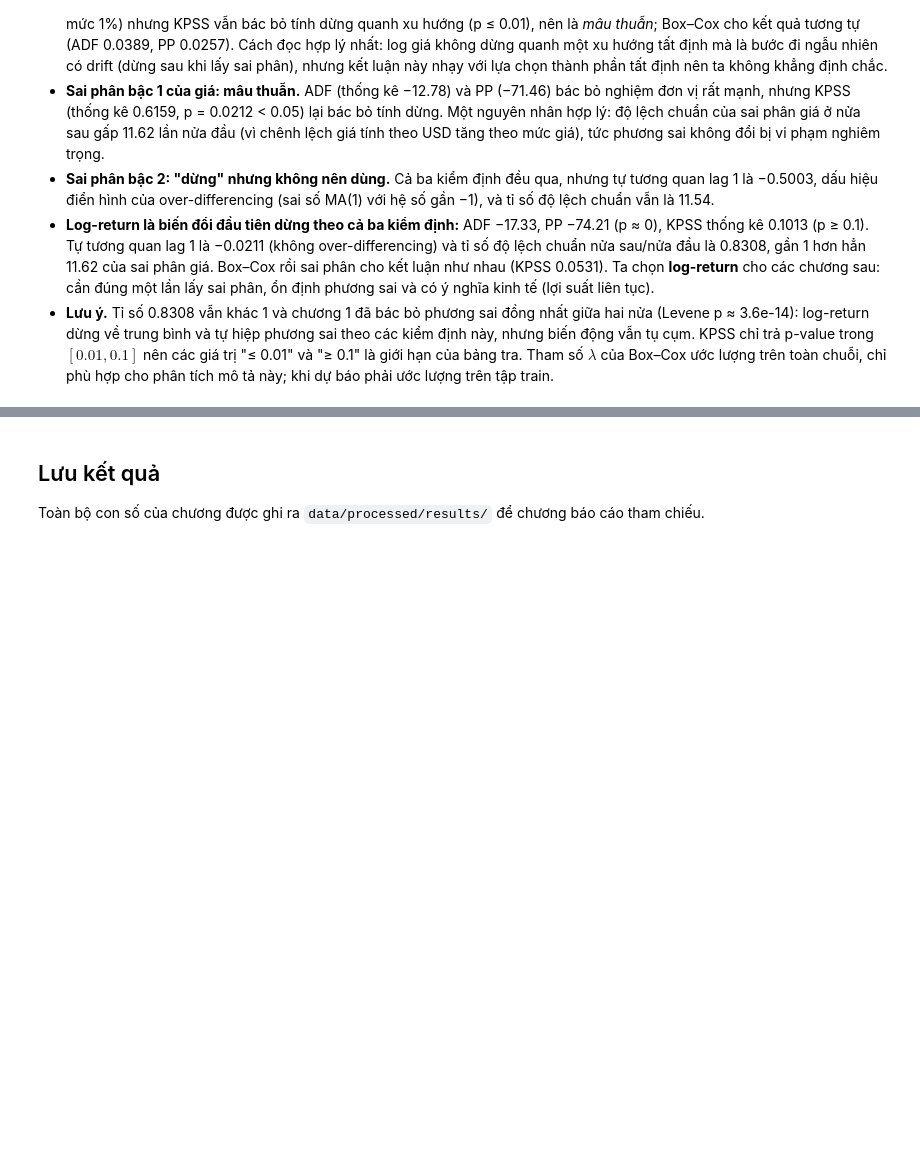
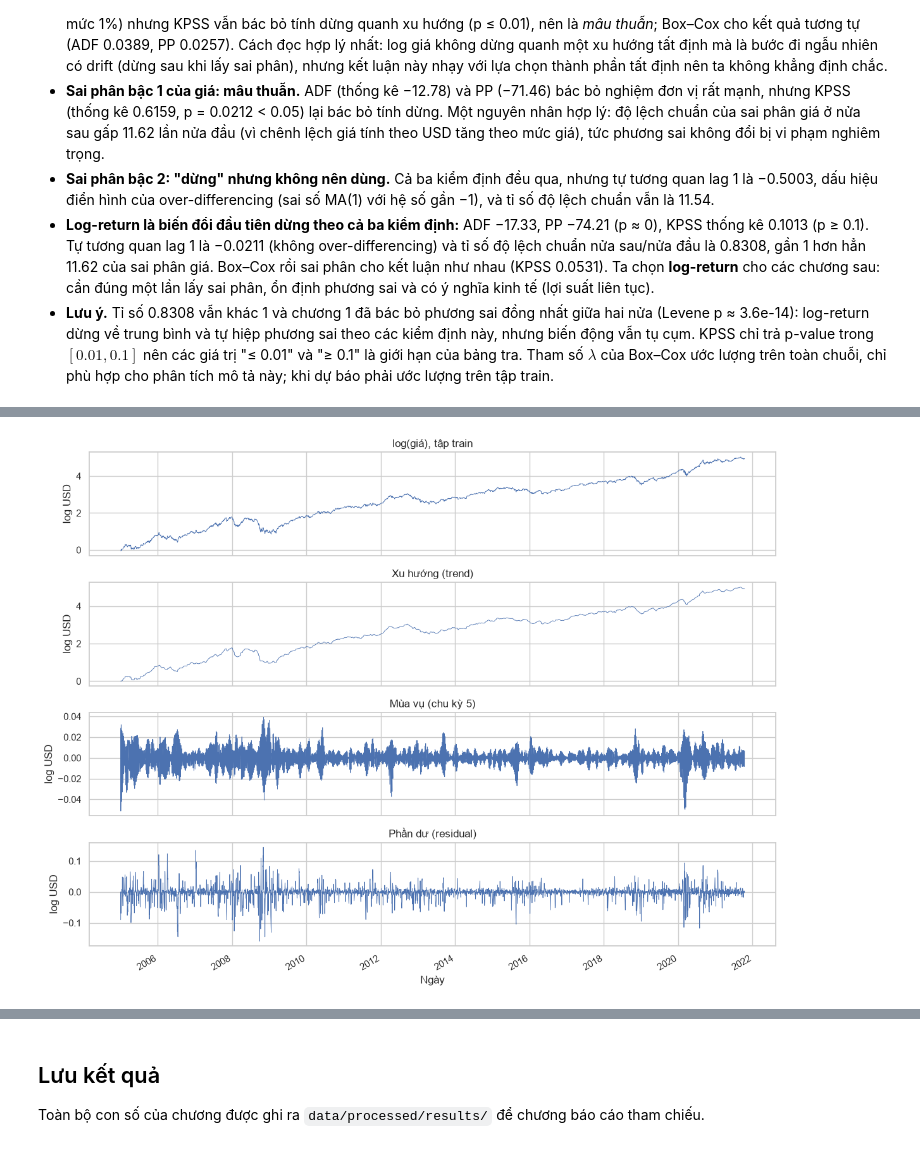
Before and after one commit to CaoThien1402/dm-preprocessing, a Jupyter notebook: book/02_ts_preprocessing.ipynb, the cells around one changed output, grey strips where cells are left out. Drawn from its saved outputs; the diff is of its cells as text; code cells hidden in the pictures; blank space fills up the shorter version.

```diff
--- a/book/02_ts_preprocessing.ipynb
+++ b/book/02_ts_preprocessing.ipynb
@@ -348,0 +372,85 @@ Box–Cox: λ = 0.0550 (gần 0, tức gần với log)
+# %%
+from statsmodels.tsa.seasonal import STL, seasonal_decompose
+
+log_y = np.log(series)
+split = config.ts_split_index(n)  # train = [0, split), test = [split, n)
+series_tr, log_y_tr = series.iloc[:split], log_y.iloc[:split]
+print(f"Train: {split} phiên đến {series_tr.index[-1].date()} | test: {n - split} phiên từ {series.index[split].date()}")
+RESULTS.update({"n_train": split, "n_test": n - split, "train_end": str(series_tr.index[-1].date())})
+
+CANDIDATE_PERIODS = {"tuần (5)": 5, "tháng (21)": 21, "quý (63)": 63, "năm (252)": 252}
+N_NULL = 50
+log_ret_tr = log_y_tr.diff().dropna().to_numpy()  # chỉ log-return của tập train
+
+
+def seasonal_strength(y: pd.Series, period: int) -> float:
+    res = STL(y, period=period, robust=False).fit()
+    return max(0.0, 1 - res.resid.var() / (res.seasonal + res.resid).var())
+
+
+rows = []
+for label, per in CANDIDATE_PERIODS.items():
+    fs_obs = seasonal_strength(log_y_tr, per)
+    g = np.random.default_rng(config.SEED)  # cùng bộ chuỗi xáo trộn cho mọi chu kỳ
+    null = np.array([
+        seasonal_strength(pd.Series(log_y_tr.iloc[0] + np.concatenate([[0], np.cumsum(g.permutation(log_ret_tr))]), index=log_y_tr.index), per)
+        for _ in range(N_NULL)
+    ])
+    rows.append({"chu kỳ": label, "F_S quan sát": fs_obs, "null: trung bình": null.mean(),
+                 "null: phân vị 95%": np.quantile(null, 0.95), "p hoán vị": (1 + (null >= fs_obs).sum()) / (N_NULL + 1)})
+period_table = pd.DataFrame(rows).set_index("chu kỳ")
+RESULTS["period_selection"] = period_table.round(5).to_dict("index")
+display(period_table.round(4))
+
+# Quy tắc đã nêu ở trên: chu kỳ có p hoán vị nhỏ nhất
+PERIOD = CANDIDATE_PERIODS[period_table["p hoán vị"].idxmin()]
+print("Chu kỳ được chọn:", PERIOD, "| p nhỏ nhất =", round(period_table["p hoán vị"].min(), 4))
+
+
+def decompose_compare(period: int) -> pd.DataFrame:
+    add = seasonal_decompose(series_tr, model="additive", period=period)
+    mul = seasonal_decompose(series_tr, model="multiplicative", period=period)
+    stl = STL(log_y_tr, period=period, robust=True).fit()
+    ok = add.resid.notna()  # cùng tập chỉ số cho cả ba cách
+    y = series_tr[ok]
+    early = series_tr.index[:504]  # 2 năm đầu (giá còn thấp)
+    parts = {
+        "additive": (add.trend[ok] + add.seasonal[ok], add.trend[ok], (add.seasonal.abs() / series_tr)[early].max()),
+        "multiplicative": (mul.trend[ok] * mul.seasonal[ok], mul.trend[ok], (mul.seasonal - 1).abs()[early].max()),
+        "STL (log)": (np.exp(stl.trend[ok] + stl.seasonal[ok]), np.exp(stl.trend[ok]), (np.exp(stl.seasonal) - 1).abs()[early].max()),
+    }
+    out = {}
+    for name, (fitted, trend, amp) in parts.items():
+        resid = y - fitted
+        out[name] = {"ρ_y": resid.var() / y.var(), "ρ_dt": resid.var() / (y - trend).var(), "biên độ mùa vụ tối đa / giá (2 năm đầu)": amp}
+    return pd.DataFrame(out).T
+
+
+comparison = {per: decompose_compare(per) for per in sorted({PERIOD, 5, 252})}
+for per, tab in comparison.items():
+    print(f"--- Chu kỳ {per} (chỉ tập train)")
+    display(tab.round(6))
+RESULTS["decomposition_compare"] = {f"period_{per}": tab.round(6).to_dict("index") for per, tab in comparison.items()}
+
+# Phân rã cuối cùng trên tập train: STL robust trên log(giá), chu kỳ PERIOD
+stl = STL(log_y_tr, period=PERIOD, robust=True).fit()
+decomposed_train = pd.DataFrame({
+    "y": log_y_tr, "trend": stl.trend, "seasonal": stl.seasonal, "resid": stl.resid,
+    "deseasonalized": log_y_tr - stl.seasonal, "detrended": log_y_tr - stl.trend,
+})
+decomposed_train.to_parquet(config.PROCESSED_DIR / "ts_decomposed_train.parquet")
+resid_ratio_log = float(stl.resid.var() / log_y_tr.var())
+seasonal_share = float(stl.seasonal.var() / (log_y_tr - stl.trend).var())
+print(f"STL (robust, chu kỳ {PERIOD}, train) trên log-giá: Var(R)/Var(y) = {resid_ratio_log:.6f}; "
+      f"Var(S)/Var(y - T) = {seasonal_share:.4f}; biên độ mùa vụ [{stl.seasonal.min():.4f}, {stl.seasonal.max():.4f}]")
+RESULTS.update({"stl_period": PERIOD, "stl_resid_ratio_log": resid_ratio_log, "stl_seasonal_share_of_detrended": seasonal_share,
+                "stl_seasonal_min": float(stl.seasonal.min()), "stl_seasonal_max": float(stl.seasonal.max())})
+
+fig, axes = plt.subplots(4, 1, figsize=(12, 9), sharex=True)
+for ax, (col, title) in zip(axes, [("y", "log(giá), tập train"), ("trend", "Xu hướng (trend)"), ("seasonal", f"Mùa vụ (chu kỳ {PERIOD})"), ("resid", "Phần dư (residual)")]):
+    decomposed_train[col].plot(ax=ax, lw=0.6)
+    ax.set_title(title); ax.set_ylabel("log USD")
+axes[-1].set_xlabel("Ngày")
+plt.tight_layout()
+plt.show()
+# %% [output]
@@ -348,0 +476 @@ Box–Cox: λ = 0.0550 (gần 0, tức gần với log)
+[figure, added]
```
Also changed, not shown: parts of 4 cells of this notebook, 1 other file.
